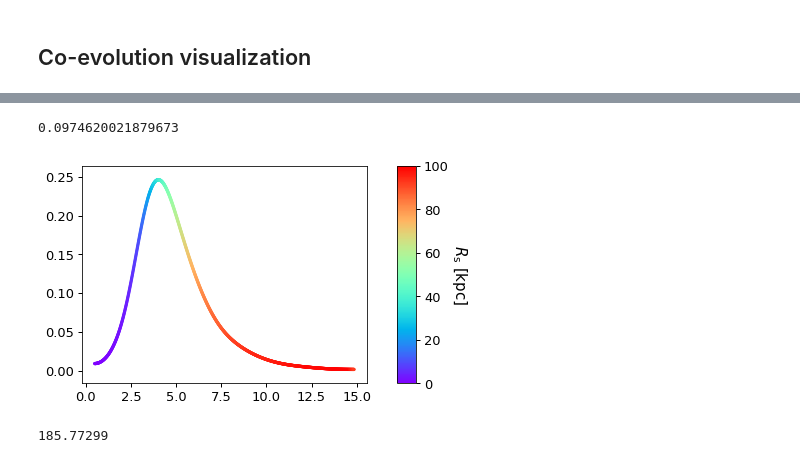
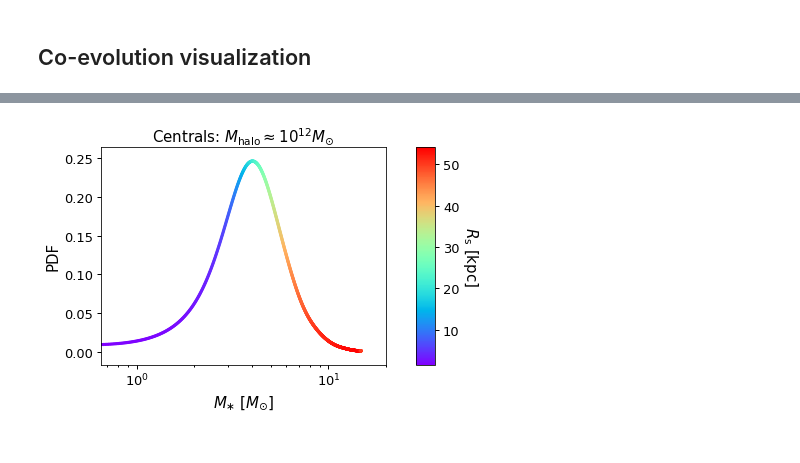
Before and after one commit to aphearin/galsize_models, a Jupyter notebook: notebooks/penultimate_results.ipynb, the cells around one changed output, grey strips where cells are left out. Drawn from its saved outputs; the diff is of its cells as text; code cells hidden in the pictures.

Commit message:
Updated rhalf coevolution demonstration figure

```diff
--- a/notebooks/penultimate_results.ipynb
+++ b/notebooks/penultimate_results.ipynb
@@ -374,6 +374,6 @@ fig.savefig(figname, bbox_extra_artists=[xlabel3, ylabel3], bbox_inches='tight')
 ## Co-evolution visualization
 # %%
 sample_mask = np.abs(np.log10(mock['mpeak'])-12) < 0.05
-sample_mask *= mock['upid'] == -1
 
-censample = mock[sample_mask]
+censample = mock[sample_mask*(mock['upid'] == -1)]
+satsample = mock[sample_mask*(mock['upid'] != -1)]
@@ -383,14 +379,0 @@ censample = mock[sample_mask]
-# %%
-
-
-npts = int(1e3)
-x = np.linspace(-5, 5, npts)
-y = (x-0.5)**2 + (x-0.5) + 3
-
-import matplotlib.cm as cm
-colormap_seq = np.linspace(1, 0, npts)
-colors = cm.rainbow(colormap_seq)
-
-fig, ax = plt.subplots(1, 1)
-
-__=ax.scatter(x, y, c=colors)
@@ -416,60 +399,70 @@ __=ax.hist(censample['r50_maxcorr'][~small_rs_mask], bins=50, normed=True, color
-# %%
-
-binned_rs_mean_censample.max()
-# %% [output]
-0.0974620021879673
 # %%
 rhalf_bins = np.linspace(0.35, 15, 50)
+
 rhalf_mids = 0.5*(rhalf_bins[:-1] + rhalf_bins[1:])
 
 censample_size_pdf, __ = np.histogram(censample['r50_maxcorr'], density=True, bins=rhalf_bins)
 
 binned_rs_mean_censample, __, __ = binned_statistic(censample['r50_maxcorr'],
                     censample['rs'], bins=rhalf_bins, statistic='median')
-
 censample.sort('rs')
 npts = len(censample)
 rs_percentile = (1. + np.arange(npts))/float(npts+1)
 rs_percentile_in_bins, __, __ = binned_statistic(censample['r50_maxcorr'],
                     rs_percentile, bins=rhalf_bins, statistic='median')
 
+# satsample_size_pdf, __ = np.histogram(satsample['r50_maxcorr'], density=True, bins=rhalf_bins)
 
-# rs_min, rs_max = censample['rs'].min(), censample['rs'].max()
-# rs_width = rs_max-rs_min
+# binned_rs_mean_satsample, __, __ = binned_statistic(satsample['r50_maxcorr'],
+#                     satsample['rs'], bins=rhalf_bins, statistic='median')
+# satsample.sort('rs')
+# npts = len(satsample)
+# rs_percentile_satsample = (1. + np.arange(npts))/float(npts+1)
+# rs_percentile_satsample_in_bins, __, __ = binned_statistic(satsample['r50_maxcorr'],
+#                     rs_percentile, bins=rhalf_bins, statistic='median')
 
 
 import matplotlib.cm as cm
 import matplotlib.colors as colors
 import matplotlib
+import matplotlib as mpl
+
 
 rs_colors = cm.rainbow(rs_percentile_in_bins)
 
 
 fig, axes = plt.subplots(nrows=1, ncols=2, gridspec_kw={'width_ratios':[15, 1]})
-xx
-cnorm = mpl.colors.Normalize(vmin=0, vmax=0.1*1000.)
+xscale = axes[0].set_xscale('log')
+
+vmin = np.median(censample['rs'][censample['r50_maxcorr'] < 1])*1000.
+vmax = np.median(censample['rs'][censample['r50_maxcorr'] > 10])*1000.
+
+cnorm = mpl.colors.Normalize(vmin=vmin, vmax=vmax)
 
 npts = int(1e3)
 x = np.linspace(rhalf_mids.min(), rhalf_mids.max(), npts)
 y = np.interp(x, rhalf_mids, censample_size_pdf)
 
 from scipy.signal import savgol_filter
 from scipy.ndimage.filters import gaussian_filter1d
 y2 = gaussian_filter1d(y, 50)
 
 z = np.interp(x, rhalf_mids, rs_percentile_in_bins)
 
 __=axes[0].scatter(x, y2, c=cm.rainbow(z), s=5)
 
 from matplotlib.colorbar import ColorbarBase
 
 my_cbar = ColorbarBase(axes[1], cmap=cm.rainbow, norm=cnorm)
 
 my_cbar.set_label(r'$R_{\rm s}$ ${\rm [kpc]}$', rotation=-90, labelpad=20)
-import matplotlib as mpl
+
+xlim = axes[0].set_xlim(0.65, 20)
+xlabel = axes[0].set_xlabel(r'$M_{\ast}$ $[M_{\odot}]$')
+ylabel = axes[0].set_ylabel(r'PDF')
+title = axes[0].set_title(r'Centrals: $M_{\rm halo}\approx10^{12}M_{\odot}$')
+
+figname = 'rs_correlation_visual.pdf'
+fig.savefig(figname, bbox_extra_artists=[xlabel, ylabel], bbox_inches='tight')
 # %% [output]
-[figure, old version]
+[figure, new version]
-# %%
-censample['rvir'].max()
-# %% [output]
-185.77299
```
Also changed, not shown: parts of 7 cells of this notebook, 1 other file.
